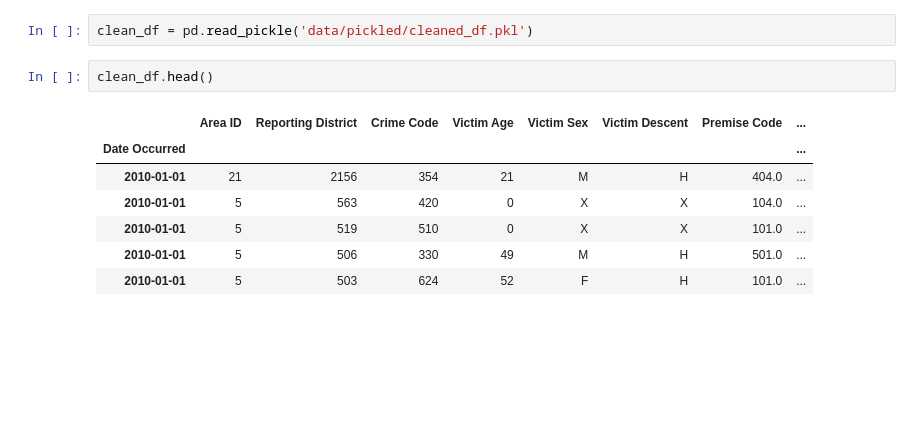
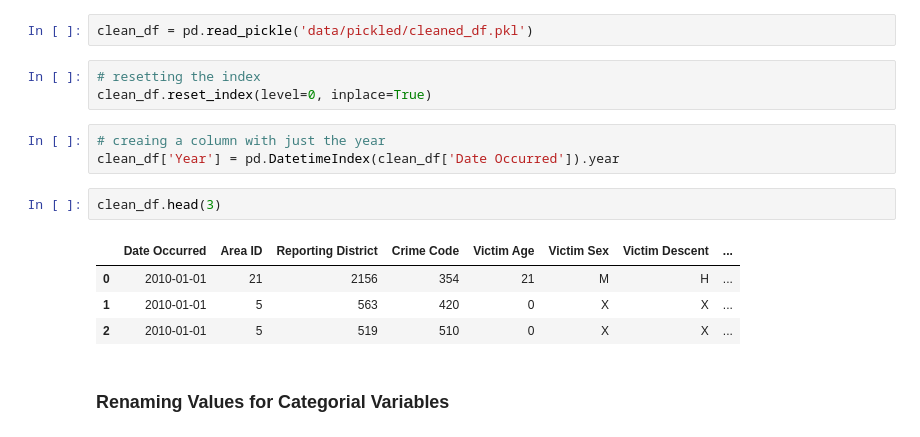
Before and after one commit to sidneykung/LA_crime_forecasting, a Jupyter notebook: eda_sidney.ipynb, the cells around one changed output. Saved outputs shown, nothing was run; the diff lists cells and outputs as text; blank space fills up the shorter version.

```diff
--- a/eda_sidney.ipynb
+++ b/eda_sidney.ipynb
@@ -9,13 +10,18 @@ import seaborn as sns
 ## load in cleaned pickled dataframe
 # %%
 clean_df = pd.read_pickle('data/pickled/cleaned_df.pkl')
+# %%
+# resetting the index
+clean_df.reset_index(level=0, inplace=True)
+# %%
+# creaing a column with just the year
+clean_df['Year'] = pd.DatetimeIndex(clean_df['Date Occurred']).year
 # %%
-clean_df.head()
+clean_df.head(3)
 # %% [output]
-|  | Area ID | Reporting District | Crime Code | Victim Age | Victim Sex | Victim Descent | Premise Code | ... |
-| Date Occurred |  |  |  |  |  |  |  | ... |
-| 2010-01-01 | 21 | 2156 | 354 | 21 | M | H | 404.0 | ... |
-| 2010-01-01 | 5 | 563 | 420 | 0 | X | X | 104.0 | ... |
-| 2010-01-01 | 5 | 519 | 510 | 0 | X | X | 101.0 | ... |
-| 2010-01-01 | 5 | 506 | 330 | 49 | M | H | 501.0 | ... |
-| 2010-01-01 | 5 | 503 | 624 | 52 | F | H | 101.0 | ... |
+|  | Date Occurred | Area ID | Reporting District | Crime Code | Victim Age | Victim Sex | Victim Descent | ... |
+| 0 | 2010-01-01 | 21 | 2156 | 354 | 21 | M | H | ... |
+| 1 | 2010-01-01 | 5 | 563 | 420 | 0 | X | X | ... |
+| 2 | 2010-01-01 | 5 | 519 | 510 | 0 | X | X | ... |
+# %% [markdown]
+### Renaming Values for Categorial Variables
```
Also changed, not shown: parts of 12 cells of this notebook.
